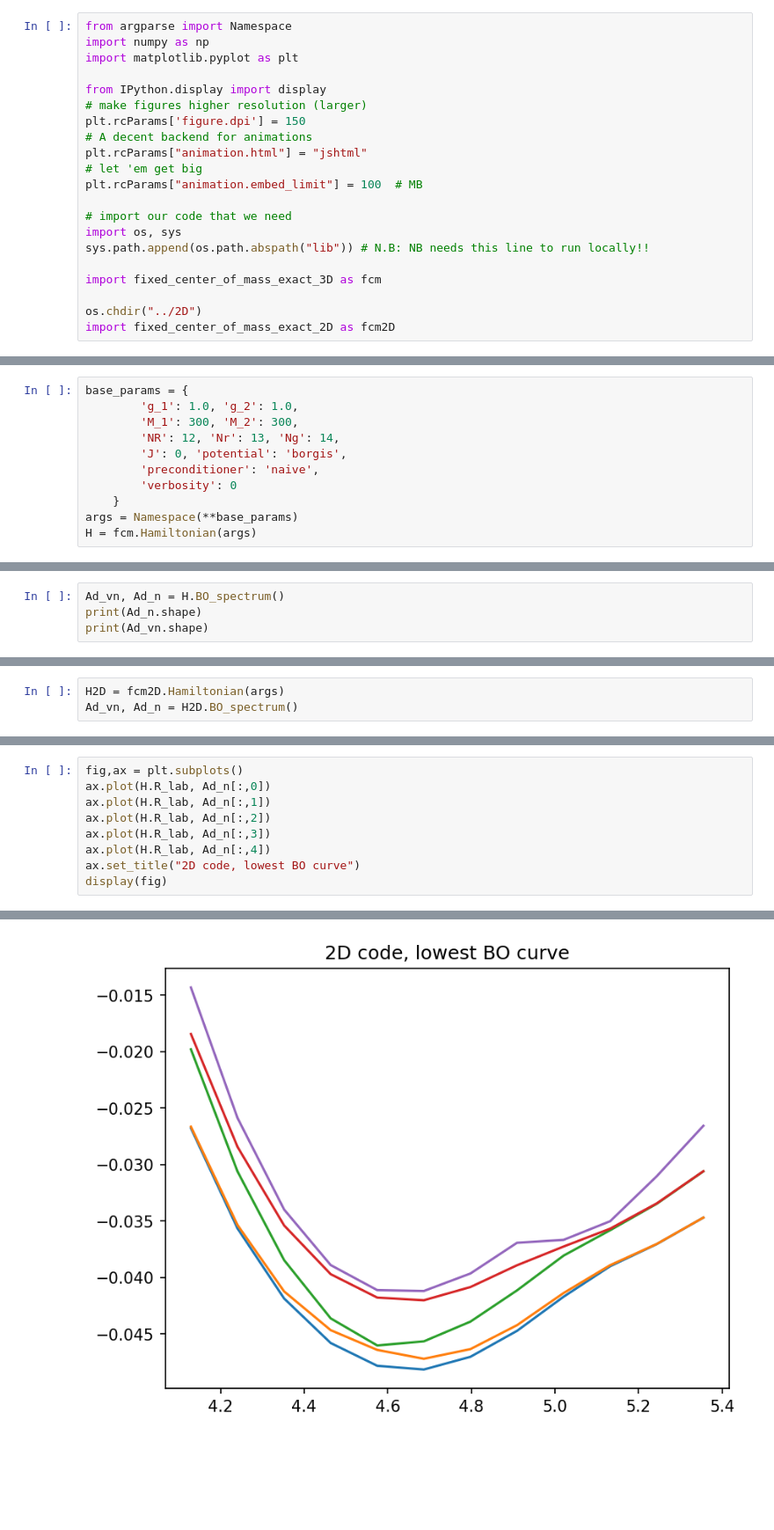
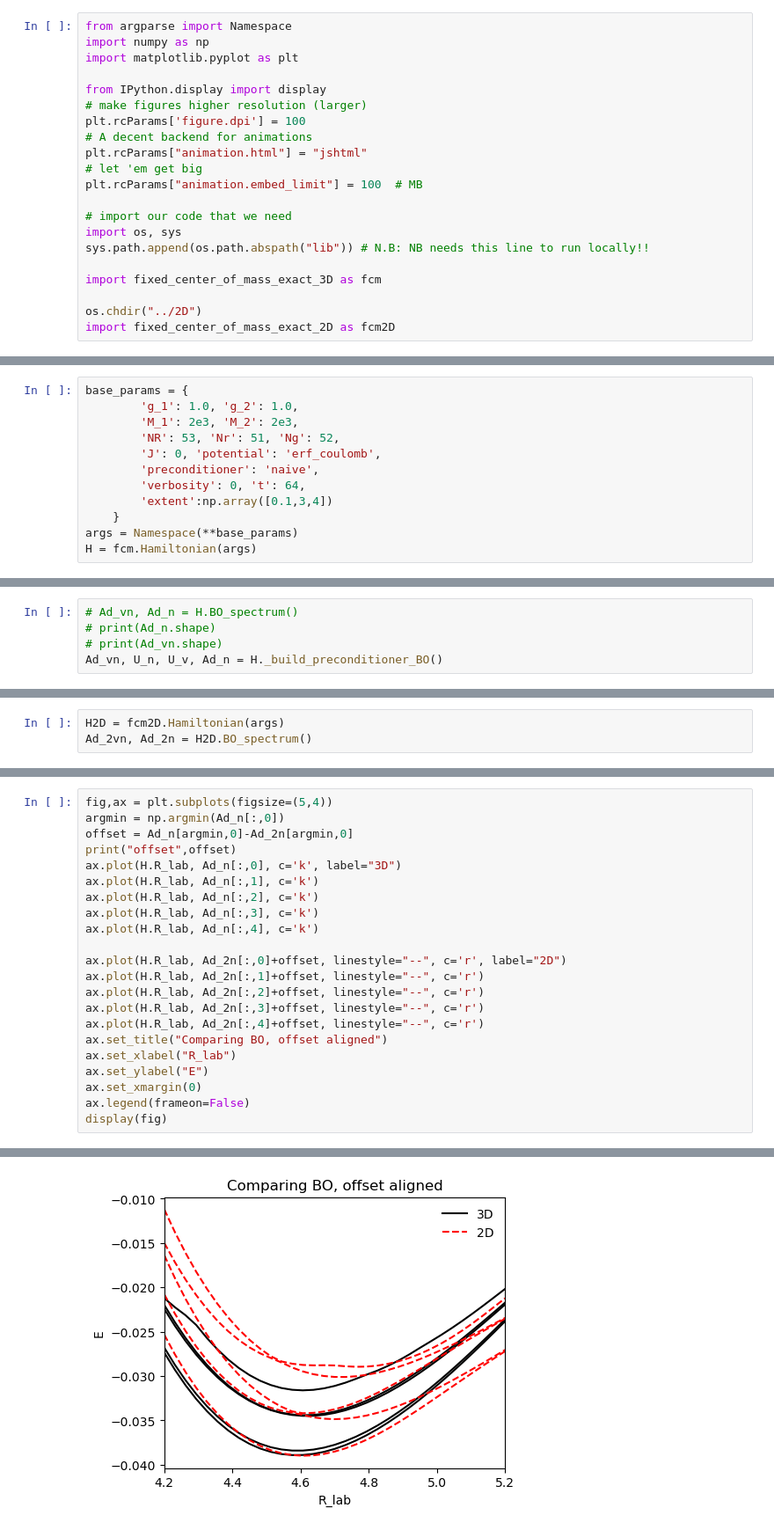
Before and after one commit to subotnikgroup/xebees, a Jupyter notebook: 3D/notebook-3D-exact.ipynb, the cells around one changed output, grey strips where cells are left out. Shown at 88% size. Cells and saved outputs as stored; diff of their text form; blank space fills up the shorter version.

```diff
--- a/3D/notebook-3D-exact.ipynb
+++ b/3D/notebook-3D-exact.ipynb
@@ -19,7 +17,7 @@ import matplotlib.pyplot as plt
 
 from IPython.display import display
 # make figures higher resolution (larger)
-plt.rcParams['figure.dpi'] = 150
+plt.rcParams['figure.dpi'] = 100
 # A decent backend for animations
 plt.rcParams["animation.html"] = "jshtml"
 # let 'em get big
@@ -36,11 +36,12 @@ import fixed_center_of_mass_exact_2D as fcm2D
 # %%
 base_params = {
         'g_1': 1.0, 'g_2': 1.0,
-        'M_1': 300, 'M_2': 300,
-        'NR': 12, 'Nr': 13, 'Ng': 14,
-        'J': 0, 'potential': 'borgis',
+        'M_1': 2e3, 'M_2': 2e3,
+        'NR': 53, 'Nr': 51, 'Ng': 52,
+        'J': 0, 'potential': 'erf_coulomb',
         'preconditioner': 'naive',
-        'verbosity': 0
+        'verbosity': 0, 't': 64,
+        'extent':np.array([0.1,3,4])
     }
 args = Namespace(**base_params)
 H = fcm.Hamiltonian(args)
@@ -55,5 +56,6 @@ Preconditioner requires 0MB.
 # %%
-Ad_vn, Ad_n = H.BO_spectrum()
-print(Ad_n.shape)
-print(Ad_vn.shape)
+# Ad_vn, Ad_n = H.BO_spectrum()
+# print(Ad_n.shape)
+# print(Ad_vn.shape)
+Ad_vn, U_n, U_v, Ad_n = H._build_preconditioner_BO()
 # %% [output]
@@ -80,4 +96,4 @@ display(fig)
 # %%
 H2D = fcm2D.Hamiltonian(args)
-Ad_vn, Ad_n = H2D.BO_spectrum()
+Ad_2vn, Ad_2n = H2D.BO_spectrum()
 # %% [output]
@@ -93,11 +114,24 @@ Mock call to tqdm({'total': 12})
 # %%
-fig,ax = plt.subplots()
-ax.plot(H.R_lab, Ad_n[:,0])
-ax.plot(H.R_lab, Ad_n[:,1])
-ax.plot(H.R_lab, Ad_n[:,2])
-ax.plot(H.R_lab, Ad_n[:,3])
-ax.plot(H.R_lab, Ad_n[:,4])
-ax.set_title("2D code, lowest BO curve")
+fig,ax = plt.subplots(figsize=(5,4))
+argmin = np.argmin(Ad_n[:,0])
+offset = Ad_n[argmin,0]-Ad_2n[argmin,0]
+print("offset",offset)
+ax.plot(H.R_lab, Ad_n[:,0], c='k', label="3D")
+ax.plot(H.R_lab, Ad_n[:,1], c='k')
+ax.plot(H.R_lab, Ad_n[:,2], c='k')
+ax.plot(H.R_lab, Ad_n[:,3], c='k')
+ax.plot(H.R_lab, Ad_n[:,4], c='k')
+
+ax.plot(H.R_lab, Ad_2n[:,0]+offset, linestyle="--", c='r', label="2D")
+ax.plot(H.R_lab, Ad_2n[:,1]+offset, linestyle="--", c='r')
+ax.plot(H.R_lab, Ad_2n[:,2]+offset, linestyle="--", c='r')
+ax.plot(H.R_lab, Ad_2n[:,3]+offset, linestyle="--", c='r')
+ax.plot(H.R_lab, Ad_2n[:,4]+offset, linestyle="--", c='r')
+ax.set_title("Comparing BO, offset aligned")
+ax.set_xlabel("R_lab")
+ax.set_ylabel("E")
+ax.set_xmargin(0)
+ax.legend(frameon=False)
 display(fig)
 # %% [output]
 [interactive output not drawn]
@@ -105 +140 @@ display(fig)
-[figure, old version]
+[figure, new version]
```
Also changed, not shown: parts of 8 cells of this notebook, 2 other files.
